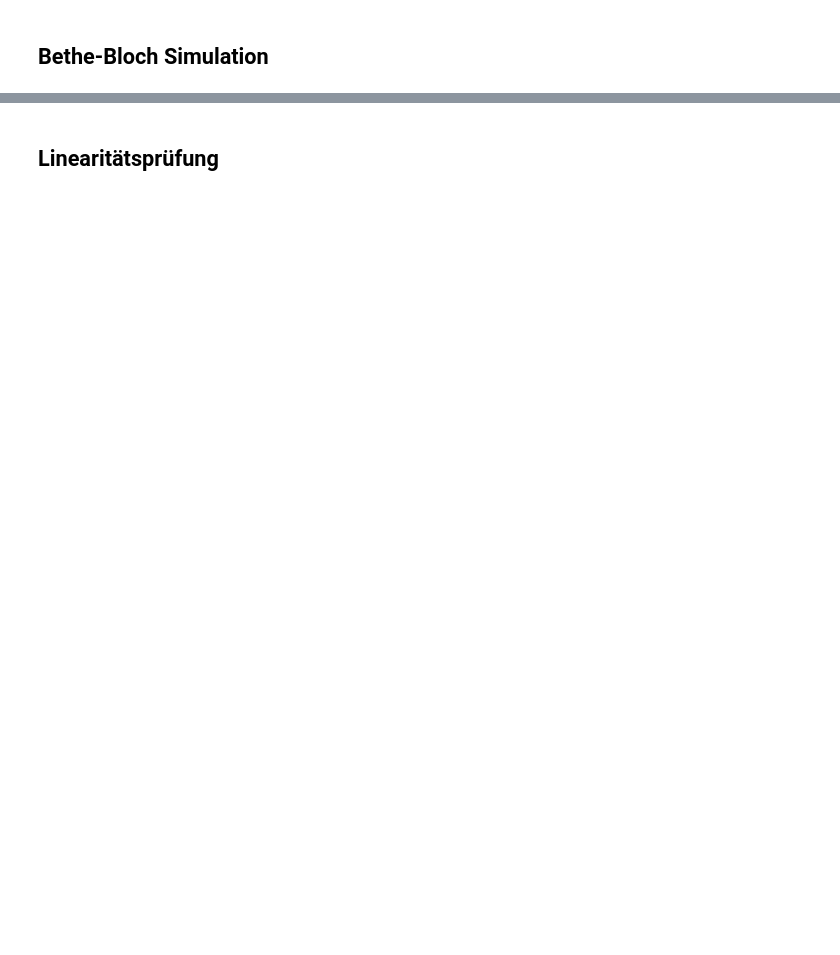
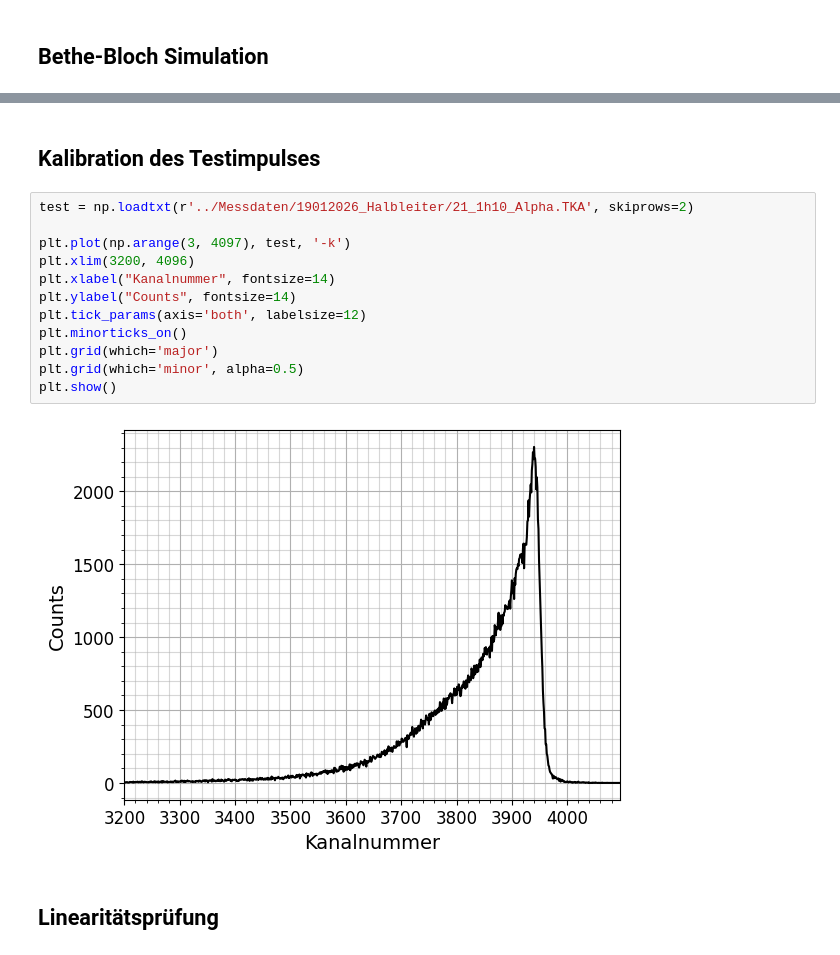
Before and after one commit to NicolasRohrbeck/fprak, a Jupyter notebook: scripts/halbleiter.ipynb, the cells around one changed output, grey strips where cells are left out. Cells and saved outputs as stored; diff of their text form; blank space fills up the shorter version.

```diff
--- a/scripts/halbleiter.ipynb
+++ b/scripts/halbleiter.ipynb
@@ -117,3 +179,19 @@ plt.show()
+# %% [markdown]
+## Kalibration des Testimpulses
+# %%
+test = np.loadtxt(r'../Messdaten/19012026_Halbleiter/21_1h10_Alpha.TKA', skiprows=2)
+
+plt.plot(np.arange(3, 4097), test, '-k')
+plt.xlim(3200, 4096)
+plt.xlabel("Kanalnummer", fontsize=14)
+plt.ylabel("Counts", fontsize=14)
+plt.tick_params(axis='both', labelsize=12)
+plt.minorticks_on()
+plt.grid(which='major')
+plt.grid(which='minor', alpha=0.5)
+plt.show()
+# %% [output]
+[figure, added]
 # %% [markdown]
 ## Linearitätsprüfung
 # %%
```
Also changed, not shown: parts of 8 cells of this notebook.
